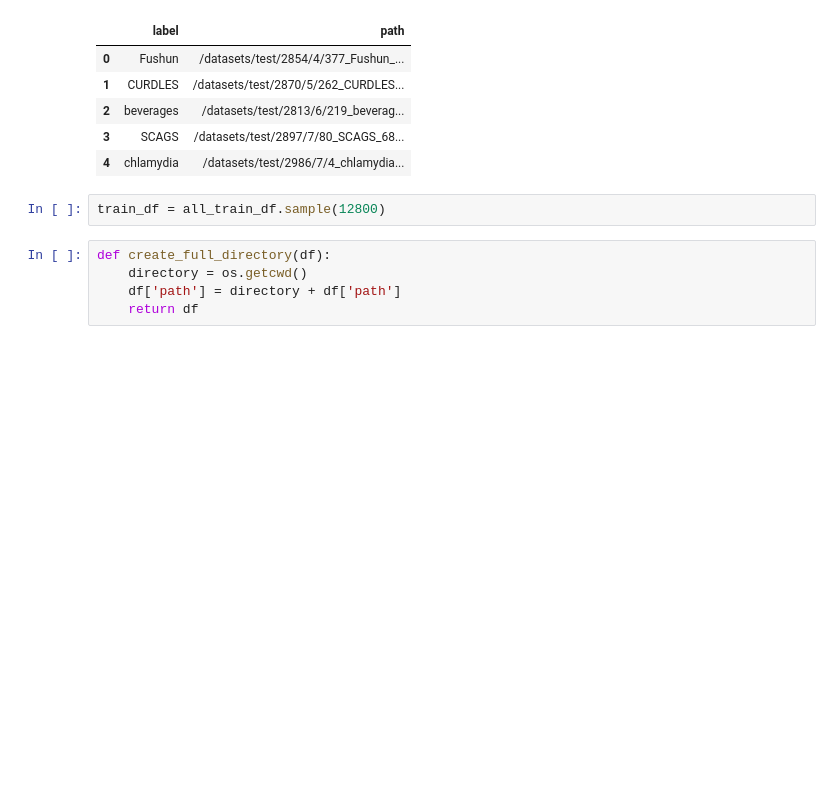
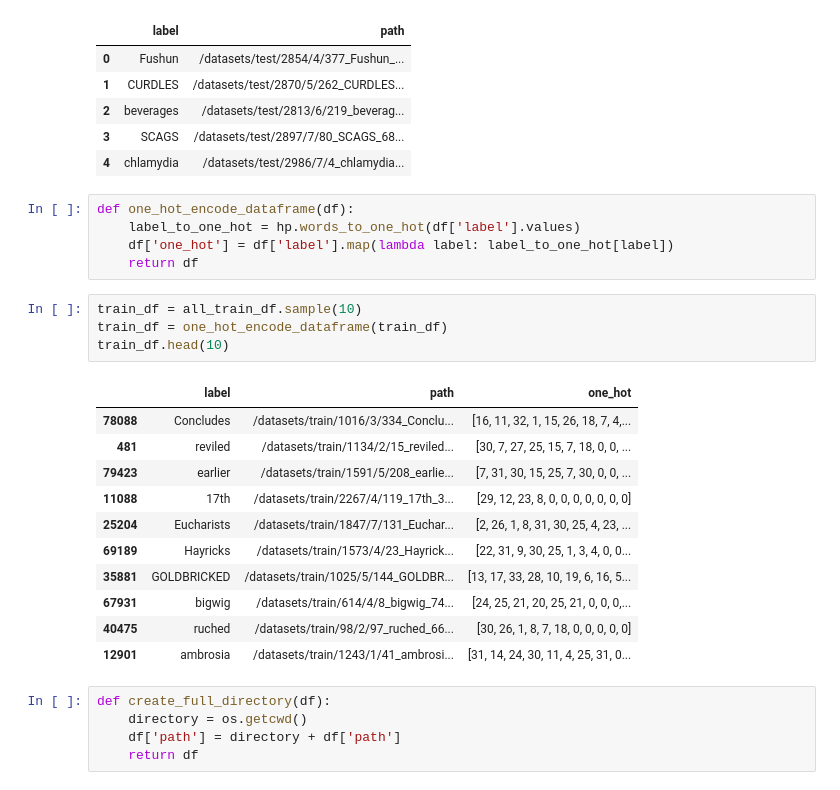
Before and after one commit to jb-apps/ocr, a Jupyter notebook: Build and train model.ipynb, the cells around one changed output. Saved outputs shown, nothing was run; the diff lists cells and outputs as text; blank space fills up the shorter version.

Commit message:
Adding one hot encoded function

```diff
--- a/Build and train model.ipynb
+++ b/Build and train model.ipynb
@@ -55,8 +59,27 @@ Found 20000 rows
 | 2 | beverages | /datasets/test/2813/6/219_beverag... |
 | 3 | SCAGS | /datasets/test/2897/7/80_SCAGS_68... |
 | 4 | chlamydia | /datasets/test/2986/7/4_chlamydia... |
-# %%
-train_df = all_train_df.sample(12800)
+# %%
+def one_hot_encode_dataframe(df):
+    label_to_one_hot = hp.words_to_one_hot(df['label'].values)
+    df['one_hot'] = df['label'].map(lambda label: label_to_one_hot[label])
+    return df
+# %%
+train_df = all_train_df.sample(10)
+train_df = one_hot_encode_dataframe(train_df)
+train_df.head(10)
+# %% [output]
+|  | label | path | one_hot |
+| 78088 | Concludes | /datasets/train/1016/3/334_Conclu... | [16, 11, 32, 1, 15, 26, 18, 7, 4,... |
+| 481 | reviled | /datasets/train/1134/2/15_reviled... | [30, 7, 27, 25, 15, 7, 18, 0, 0, ... |
+| 79423 | earlier | /datasets/train/1591/5/208_earlie... | [7, 31, 30, 15, 25, 7, 30, 0, 0, ... |
+| 11088 | 17th | /datasets/train/2267/4/119_17th_3... | [29, 12, 23, 8, 0, 0, 0, 0, 0, 0, 0] |
+| 25204 | Eucharists | /datasets/train/1847/7/131_Euchar... | [2, 26, 1, 8, 31, 30, 25, 4, 23, ... |
+| 69189 | Hayricks | /datasets/train/1573/4/23_Hayrick... | [22, 31, 9, 30, 25, 1, 3, 4, 0, 0... |
+| 35881 | GOLDBRICKED | /datasets/train/1025/5/144_GOLDBR... | [13, 17, 33, 28, 10, 19, 6, 16, 5... |
+| 67931 | bigwig | /datasets/train/614/4/8_bigwig_74... | [24, 25, 21, 20, 25, 21, 0, 0, 0,... |
+| 40475 | ruched | /datasets/train/98/2/97_ruched_66... | [30, 26, 1, 8, 7, 18, 0, 0, 0, 0, 0] |
+| 12901 | ambrosia | /datasets/train/1243/1/41_ambrosi... | [31, 14, 24, 30, 11, 4, 25, 31, 0... |
 # %%
 def create_full_directory(df):
     directory = os.getcwd()
```
Also changed, not shown: parts of 4 cells of this notebook, 1 other file.
